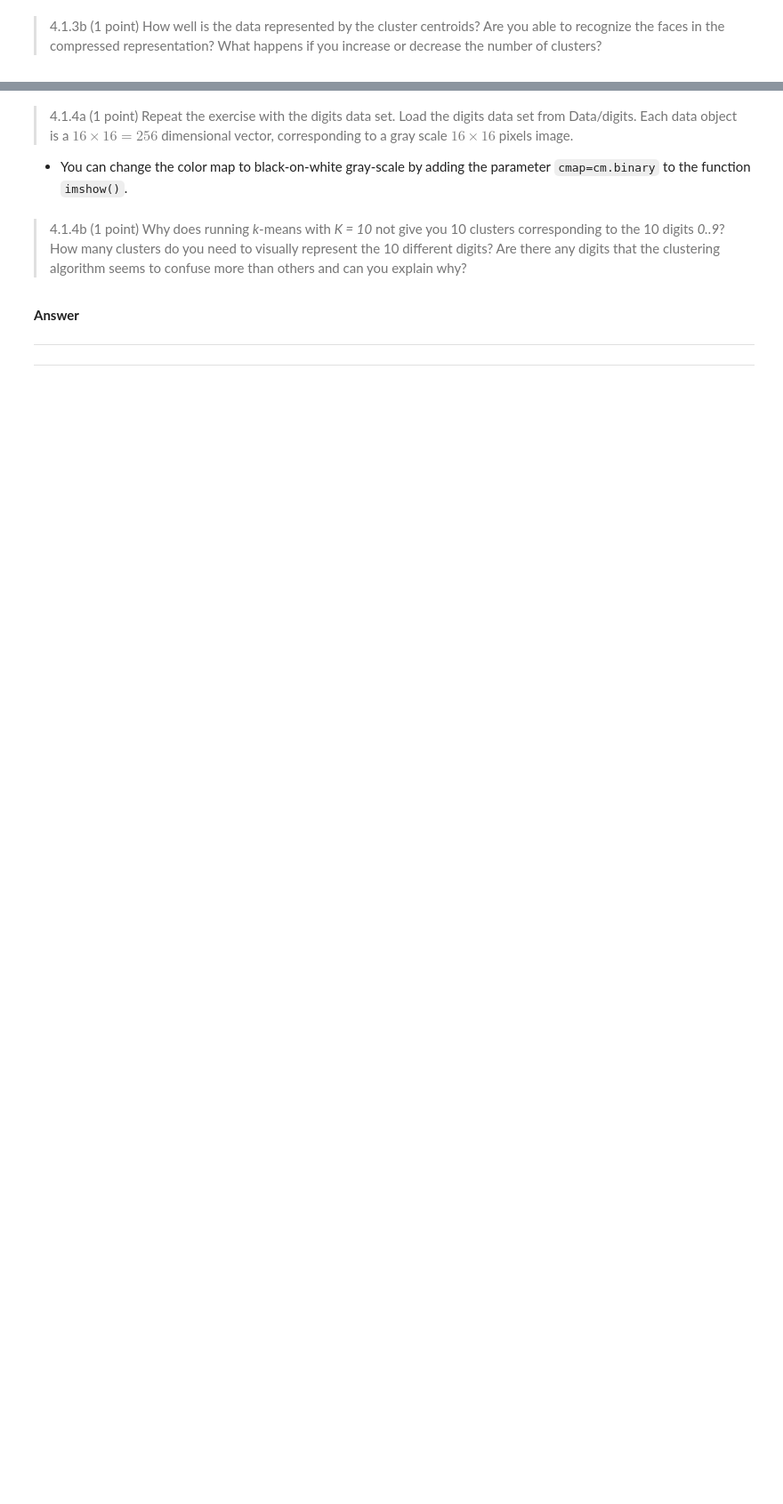
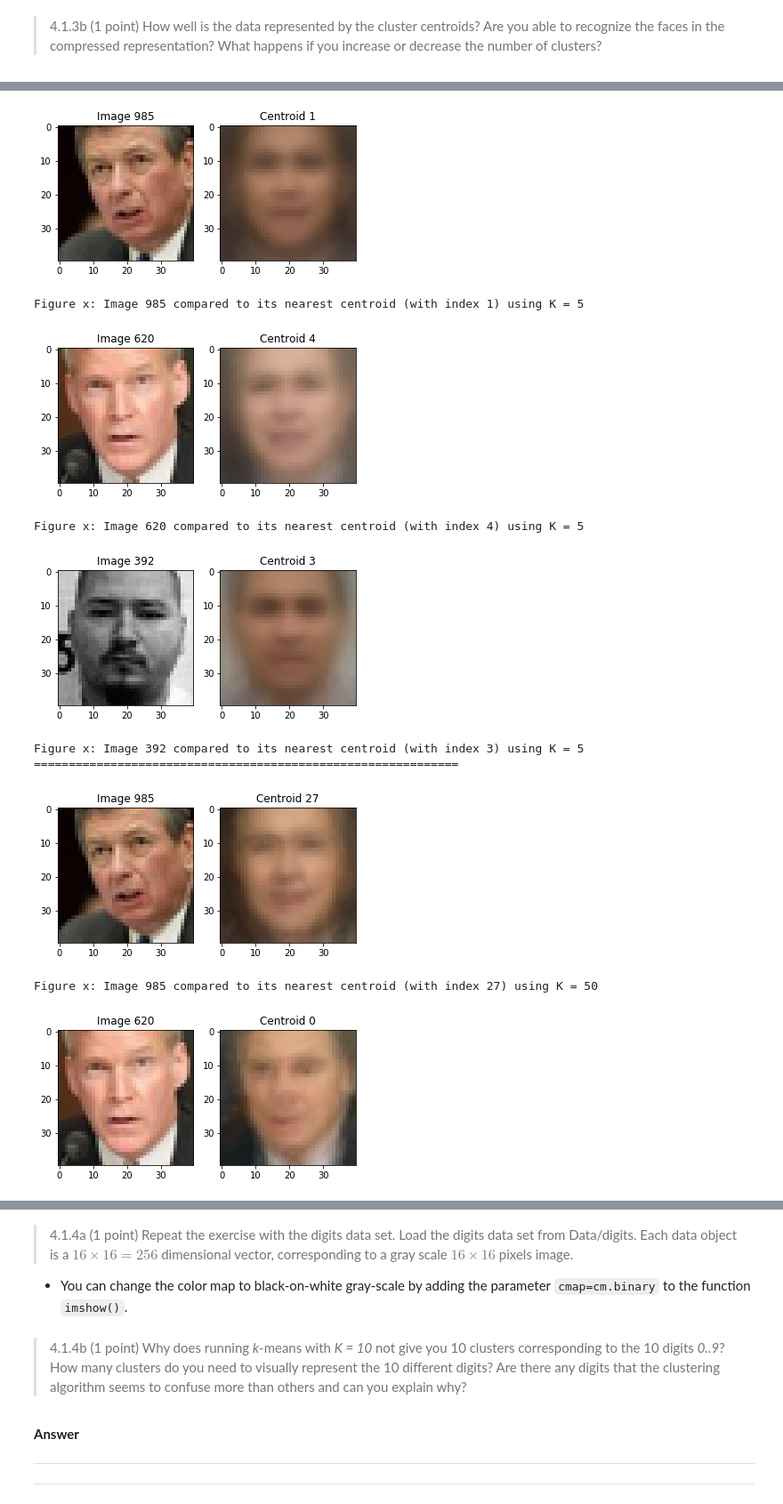
Before and after one commit to LennartPNL/DataMiningAssignments, a Jupyter notebook: Assignment_4/Assignment_4.ipynb, the cells around one changed output, grey strips where cells are left out. Shown: that part at 89% size. Saved outputs shown, nothing was run; the diff lists cells and outputs as text; code cells hidden in the pictures; blank space fills up the shorter version.

```diff
--- a/Assignment_4/Assignment_4.ipynb
+++ b/Assignment_4/Assignment_4.ipynb
@@ -189,0 +218,19 @@ What happens when more than four clusters are used to model the data?
+# %%
+# Using K = 5
+cluster_images(5)
+
+print("=============================================================")
+
+# Using K = 50
+cluster_images(50)
+# %% [output]
+[figure, added]
+Figure x: Image 985 compared to its nearest centroid (with index 1) using K = 5
+[figure, added]
+Figure x: Image 620 compared to its nearest centroid (with index 4) using K = 5
+[figure, added]
+Figure x: Image 392 compared to its nearest centroid (with index 3) using K = 5
+=============================================================
+[figure, added]
+Figure x: Image 985 compared to its nearest centroid (with index 27) using K = 50
+[figure, added]
```
Also changed, not shown: parts of 7 cells of this notebook.
